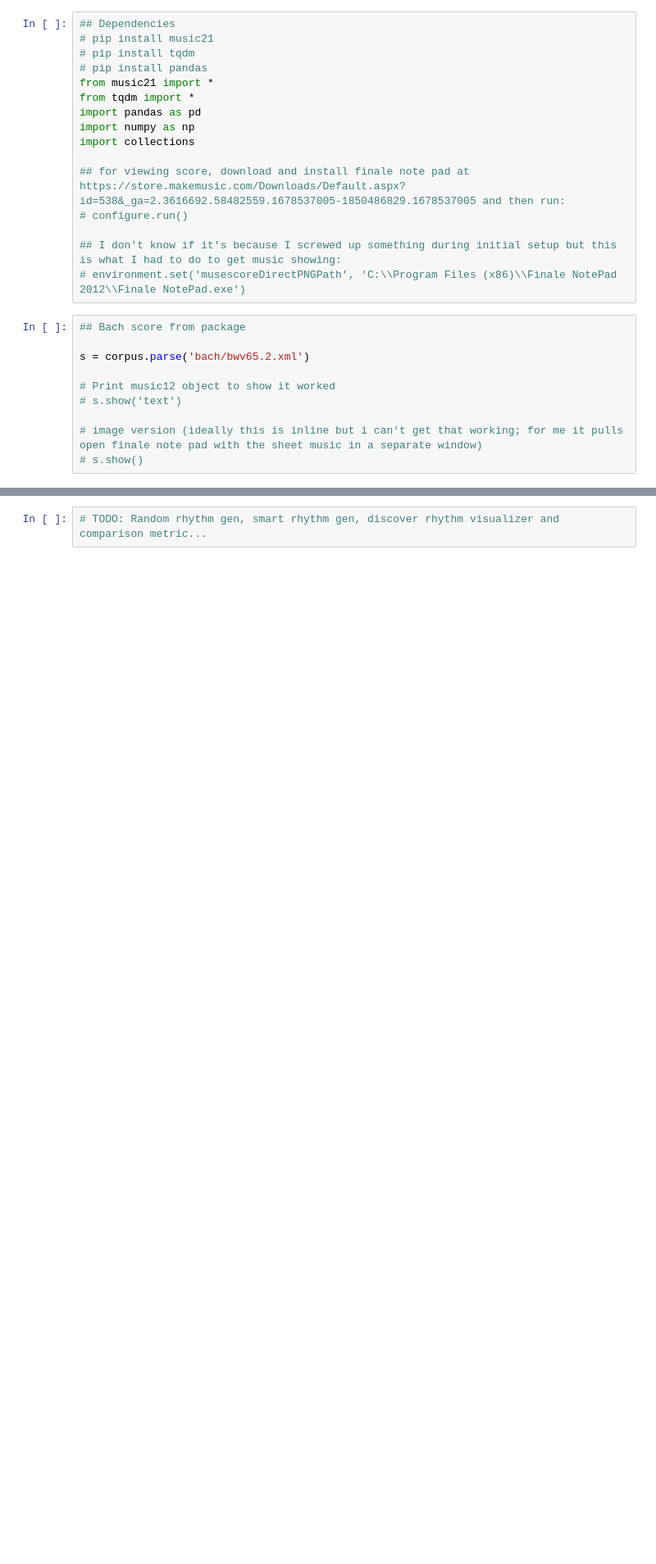
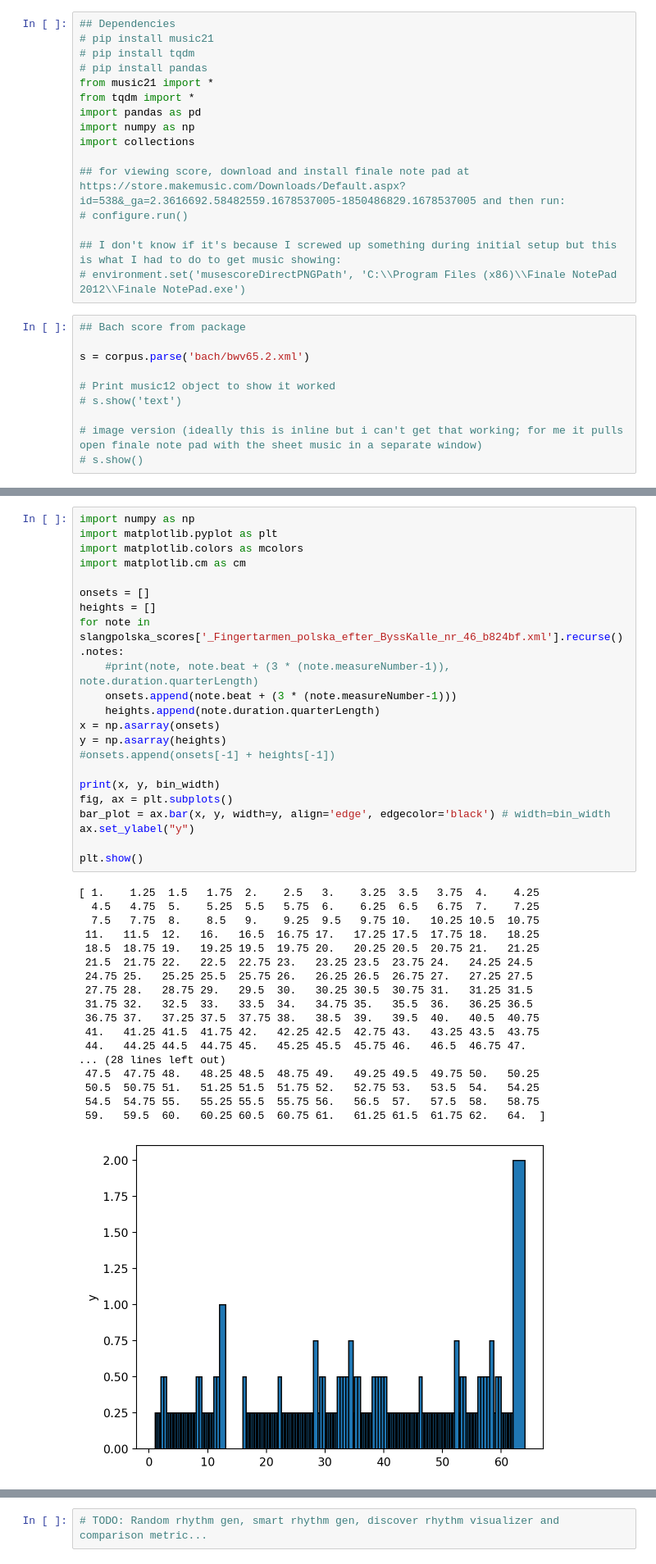
Before and after one commit to kaedejohnson/DH401-A1-RHYTHMGEN, a Jupyter notebook: explore.ipynb, the cells around one changed output, grey strips where cells are left out. Shown at 82% size. Cells and saved outputs as stored; diff of their text form; blank space fills up the shorter version.

```diff
--- a/explore.ipynb
+++ b/explore.ipynb
@@ -142,3 +177,44 @@ collections.Counter(all_beats).most_common(50)
+# %%
+import numpy as np
+import matplotlib.pyplot as plt
+import matplotlib.colors as mcolors
+import matplotlib.cm as cm
+
+onsets = []
+heights = []
+for note in slangpolska_scores['_Fingertarmen_polska_efter_ByssKalle_nr_46_b824bf.xml'].recurse().notes:
+    #print(note, note.beat + (3 * (note.measureNumber-1)), note.duration.quarterLength)
+    onsets.append(note.beat + (3 * (note.measureNumber-1)))
+    heights.append(note.duration.quarterLength)
+x = np.asarray(onsets)
+y = np.asarray(heights)
+#onsets.append(onsets[-1] + heights[-1])
+
+print(x, y, bin_width)
+fig, ax = plt.subplots()
+bar_plot = ax.bar(x, y, width=y, align='edge', edgecolor='black') # width=bin_width
+ax.set_ylabel("y")
+
+plt.show()
+# %% [output]
+[ 1.    1.25  1.5   1.75  2.    2.5   3.    3.25  3.5   3.75  4.    4.25
+  4.5   4.75  5.    5.25  5.5   5.75  6.    6.25  6.5   6.75  7.    7.25
+  7.5   7.75  8.    8.5   9.    9.25  9.5   9.75 10.   10.25 10.5  10.75
+ 11.   11.5  12.   16.   16.5  16.75 17.   17.25 17.5  17.75 18.   18.25
+ 18.5  18.75 19.   19.25 19.5  19.75 20.   20.25 20.5  20.75 21.   21.25
+ 21.5  21.75 22.   22.5  22.75 23.   23.25 23.5  23.75 24.   24.25 24.5
+ 24.75 25.   25.25 25.5  25.75 26.   26.25 26.5  26.75 27.   27.25 27.5
+ 27.75 28.   28.75 29.   29.5  30.   30.25 30.5  30.75 31.   31.25 31.5
+ 31.75 32.   32.5  33.   33.5  34.   34.75 35.   35.5  36.   36.25 36.5
+ 36.75 37.   37.25 37.5  37.75 38.   38.5  39.   39.5  40.   40.5  40.75
+ 41.   41.25 41.5  41.75 42.   42.25 42.5  42.75 43.   43.25 43.5  43.75
+ 44.   44.25 44.5  44.75 45.   45.25 45.5  45.75 46.   46.5  46.75 47.
+... (28 lines left out)
+ 47.5  47.75 48.   48.25 48.5  48.75 49.   49.25 49.5  49.75 50.   50.25
+ 50.5  50.75 51.   51.25 51.5  51.75 52.   52.75 53.   53.5  54.   54.25
+ 54.5  54.75 55.   55.25 55.5  55.75 56.   56.5  57.   57.5  58.   58.75
+ 59.   59.5  60.   60.25 60.5  60.75 61.   61.25 61.5  61.75 62.   64.  ]
+[figure, added]
 # %%
 # Beat b can occur along the interval 1 <= b < 4. Note some beats occur on a fraction with maximum denominator 12.
 # Therefore, to deal with one data type (floats) our tokens are beat timings multiplied by twelve. We can theoretically divide our generated beat timings by 12 to map back to reality.
```
Also changed, not shown: parts of 6 cells of this notebook.
